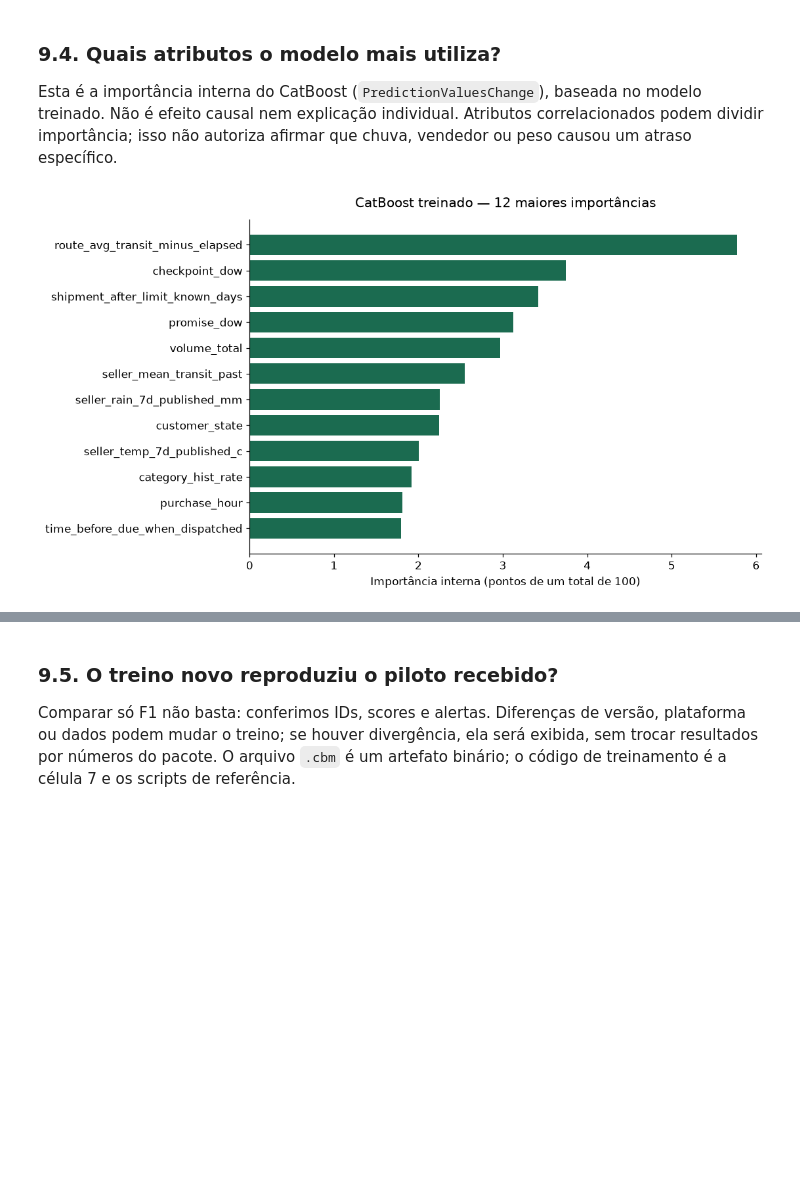
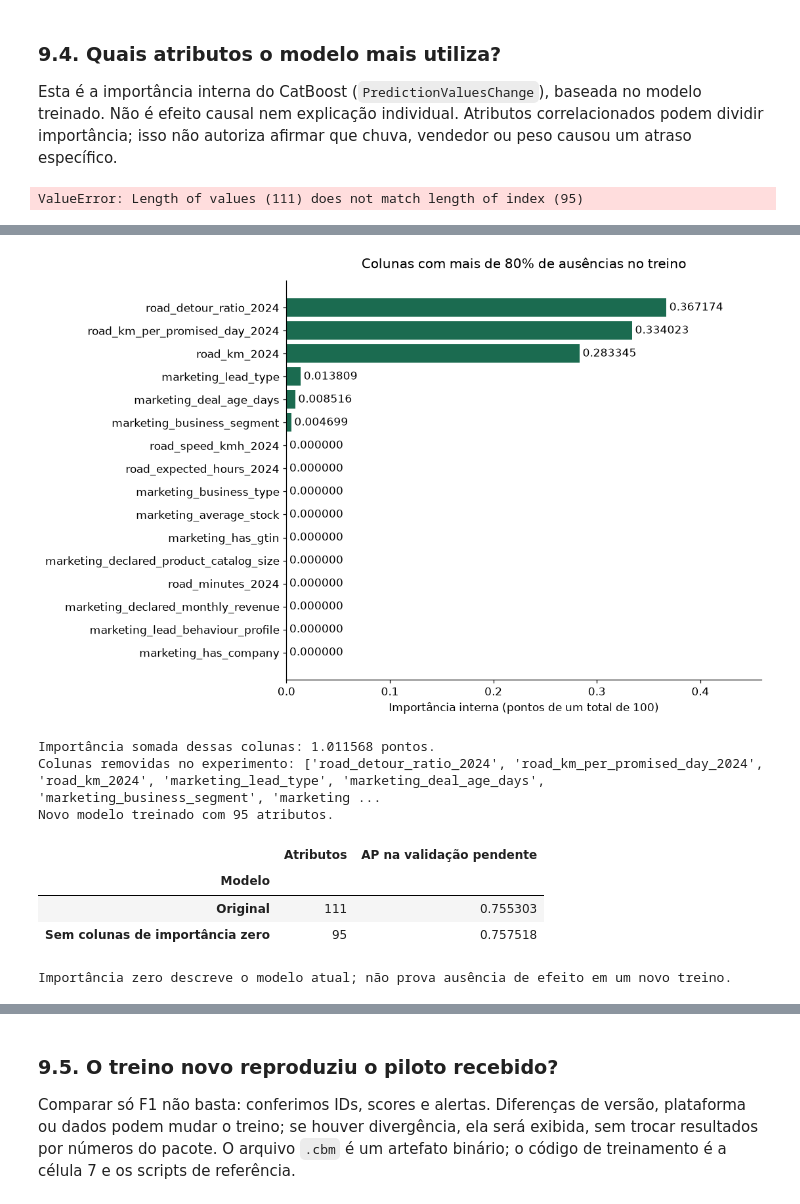
Before and after one commit to NikolasCarminato/EntregaCerta-AI, a Jupyter notebook: Notebooks/03_catboost_ver07.ipynb, the cells around one changed output, grey strips where cells are left out. Drawn from its saved outputs; the diff is of its cells as text; code cells hidden in the pictures; blank space fills up the shorter version.

Commit message:
teste com outros modelos a partir do dataset gerado pela IA

```diff
--- a/Notebooks/03_catboost_ver07.ipynb
+++ b/Notebooks/03_catboost_ver07.ipynb
@@ -931,8 +935,71 @@ vendedor ou peso causou um atraso específico.
 # %%
 importancias = pd.Series(modelo.feature_importances_, index=X.columns).sort_values()
 fig, ax = plt.subplots(figsize=(10, 5.5), layout="constrained")
-ax.barh(importancias.tail(12).index, importancias.tail(12), color=CORES["modelo"])
+ax.barh(importancias.tail(20).index, importancias.tail(20), color=CORES["modelo"])
 ax.set(title="CatBoost treinado — 12 maiores importâncias", xlabel="Importância interna (pontos de um total de 100)")
 plt.show()
 # %% [output]
-[figure, removed]
+ValueError: Length of values (111) does not match length of index (95)
+# %%
+# Diagnóstico das colunas com mais de 80% de ausências no treino.
+# Usa todas as importâncias do modelo, não apenas as 20 exibidas no gráfico.
+importancias_ausencias = pd.Series(
+    modelo.feature_importances_, index=modelo.feature_names_, name="Importância (pontos)"
+)
+analise_ausencias = pd.concat([
+    ausencias.rename("Fração ausente"), importancias_ausencias
+], axis=1)
+analise_ausencias = analise_ausencias.loc[
+    analise_ausencias["Fração ausente"].gt(0.80)
+].sort_values("Importância (pontos)", ascending=False)
+assert analise_ausencias["Importância (pontos)"].notna().all(), "Há colunas sem importância correspondente no modelo."
+# Critério conservador: só remover importância exatamente zero.
+analise_ausencias["Remover"] = analise_ausencias["Importância (pontos)"].lt(0.4)
+colunas_sem_influencia = analise_ausencias.index[analise_ausencias["Remover"]].tolist()
+display(analise_ausencias.style.format({
+    "Fração ausente": "{:.2%}", "Importância (pontos)": "{:.8f}"
+}))
+
+if not analise_ausencias.empty:
+    dados_grafico = analise_ausencias.sort_values("Importância (pontos)")
+    fig, ax = plt.subplots(figsize=(10, max(3, 0.4 * len(dados_grafico))), layout="constrained")
+    barras = ax.barh(dados_grafico.index, dados_grafico["Importância (pontos)"], color=CORES["modelo"])
+    ax.bar_label(barras, labels=[f"{v:.6f}" for v in dados_grafico["Importância (pontos)"]], padding=3)
+    ax.margins(x=0.25)
+    ax.set(title="Colunas com mais de 80% de ausências no treino",
+           xlabel="Importância interna (pontos de um total de 100)")
+    plt.show()
+    print(f"Importância somada dessas colunas: {analise_ausencias['Importância (pontos)'].sum():.6f} pontos.")
+else:
+    print("Nenhuma coluna tem mais de 80% de ausências no treino.")
+
+# Experimento separado: evita invalidar scores e avaliações já calculados acima.
+# O drop ocorre antes deste novo fit, mantendo X e modelo originais intactos.
+modelo_sem_ausentes = None
+X_sem_ausentes = X.drop(columns=colunas_sem_influencia).copy()
+categoricas_sem_ausentes = [c for c in categoricas if c in X_sem_ausentes.columns]
+if colunas_sem_influencia:
+    print("Colunas removidas no experimento:", colunas_sem_influencia)
+    X_treino_sem_ausentes = X_sem_ausentes.iloc[indice_treino].copy()
+    modelo_sem_ausentes = CatBoostClassifier(**PARAMETROS)
+    modelo_sem_ausentes.fit(X_treino_sem_ausentes, y_treino,
+                           cat_features=categoricas_sem_ausentes)
+    print(f"Novo modelo treinado com {X_treino_sem_ausentes.shape[1]} atributos.")
+    # Compara na validação; não usa o teste para decidir a remoção.
+    idx_comparacao = indice_validacao[pendente[indice_validacao]]
+    if len(idx_comparacao):
+        comparacao_ausencias = []
+        for nome, estimador, matriz in [
+            ("Original", modelo, X),
+            ("Sem colunas de importância zero", modelo_sem_ausentes, X_sem_ausentes)
+        ]:
+            prob = estimador.predict_proba(matriz.iloc[idx_comparacao])[:, 1]
+            comparacao_ausencias.append({"Modelo": nome, "Atributos": matriz.shape[1],
+                "AP na validação pendente": average_precision_score(y[idx_comparacao], prob)})
+        display(pd.DataFrame(comparacao_ausencias).set_index("Modelo"))
+    else:
+        print("Sem pedidos pendentes na validação para comparar os modelos.")
+else:
+    print("Nenhuma coluna atende aos dois critérios (>80% ausente e importância zero); nenhum drop ou novo treino realizado.")
+print("Importância zero descreve o modelo atual; não prova ausência de efeito em um novo treino.")
+# %% [output]
@@ -938,0 +1023,9 @@ plt.show()
+[figure, added]
+Importância somada dessas colunas: 1.011568 pontos.
+Colunas removidas no experimento: ['road_detour_ratio_2024', 'road_km_per_promised_day_2024', 'road_km_2024', 'marketing_lead_type', 'marketing_deal_age_days', 'marketing_business_segment', 'marketing ...
+Novo modelo treinado com 95 atributos.
+|  | Atributos | AP na validação pendente |
+| Modelo |  |  |
+| Original | 111 | 0.755303 |
+| Sem colunas de importância zero | 95 | 0.757518 |
+Importância zero descreve o modelo atual; não prova ausência de efeito em um novo treino.
```
Also changed, not shown: parts of 8 cells of this notebook, 1 other file.
